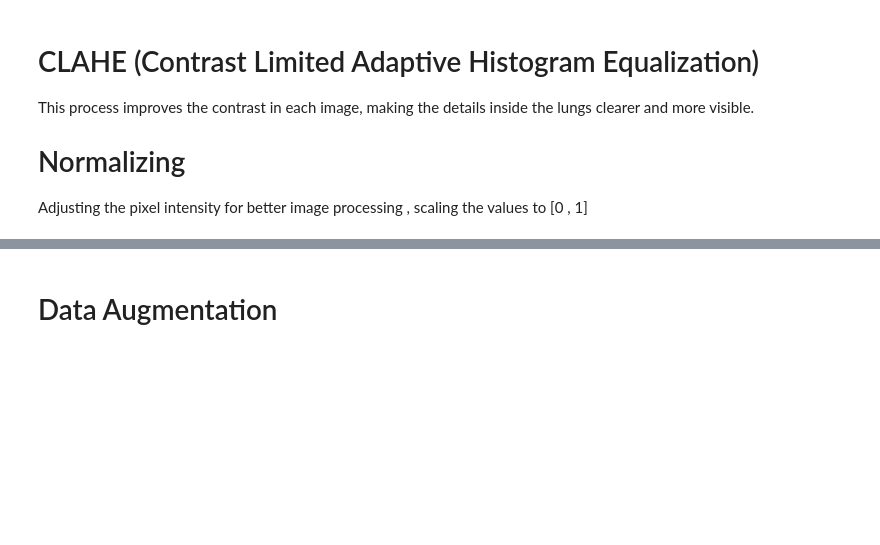
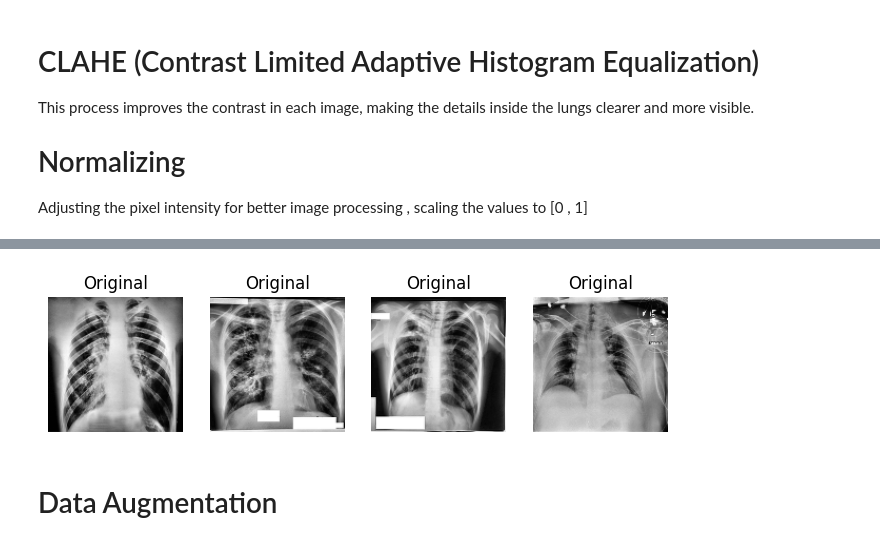
Before and after one commit to YuktheswarAlahari19/TB-Prediction-XRayTF-, a Jupyter notebook: exploration.ipynb, the cells around one changed output, grey strips where cells are left out. Drawn from its saved outputs; the diff is of its cells as text; code cells hidden in the pictures; blank space fills up the shorter version.

```diff
--- a/exploration.ipynb
+++ b/exploration.ipynb
@@ -249,0 +235,11 @@ visualize_clahe(data)
+# %%
+for images, _ in data.take(1):
+    # Show original images
+    plt.figure(figsize=(8, 4))
+    for i in range(4):
+        plt.subplot(2, 4, i+1)
+        plt.imshow(images[i].numpy().squeeze(), cmap='gray')
+        plt.title('Original')
+        plt.axis('off')
+# %% [output]
+[figure, added]
```
Also changed, not shown: parts of 14 cells of this notebook.
